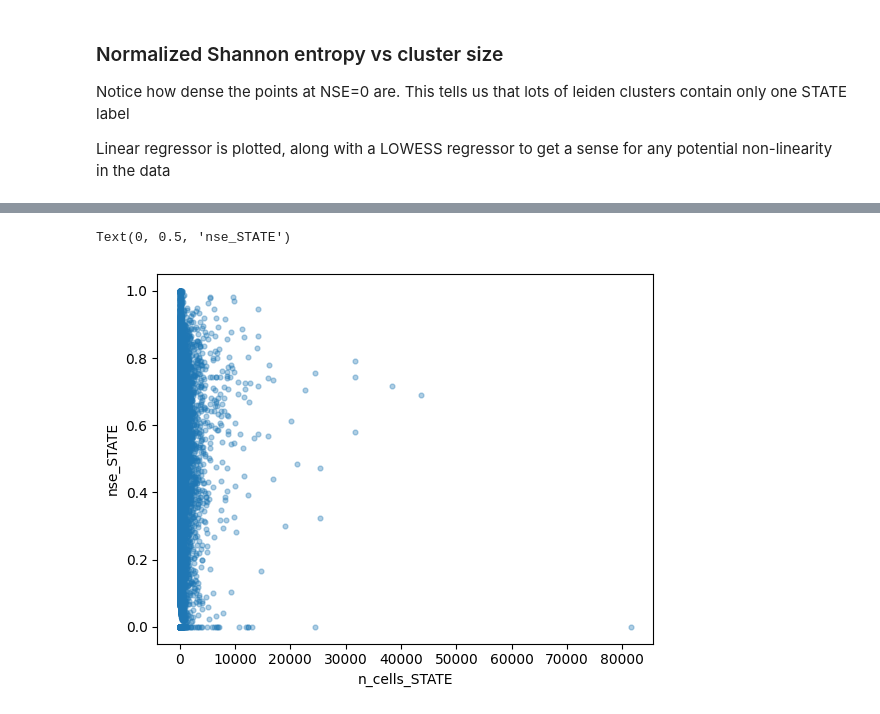
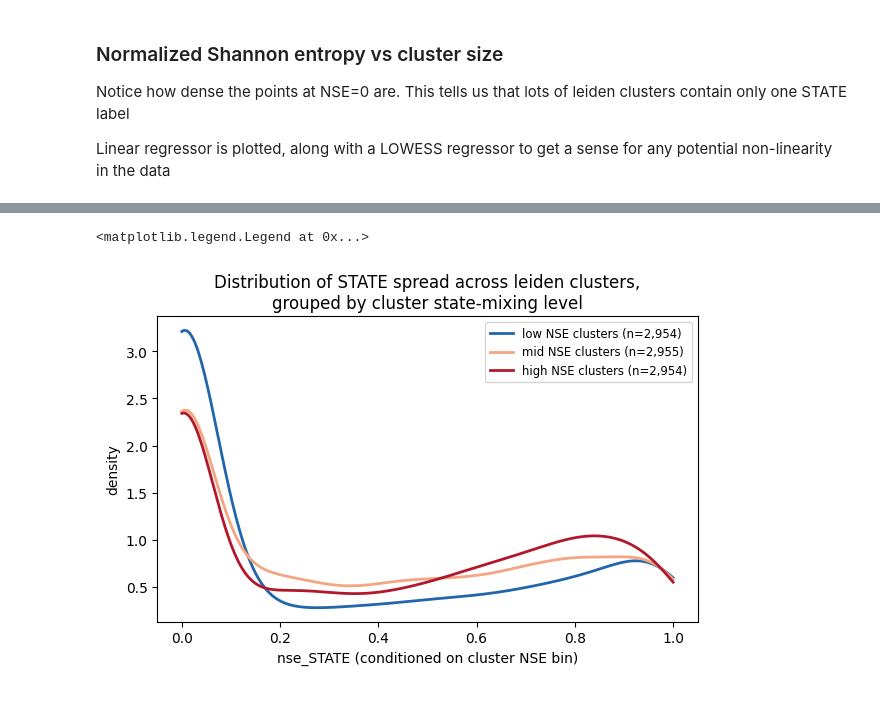
Before and after one commit to otodreas/scBaseCount_Pipeline, a Jupyter notebook: notebooks/cluster_stats.ipynb, the cells around one changed output, grey strips where cells are left out. Drawn from its saved outputs; the diff is of its cells as text; code cells hidden in the pictures.

Commit message:
implement nse on state

```diff
--- a/notebooks/cluster_stats.ipynb
+++ b/notebooks/cluster_stats.ipynb
@@ -253,7 +247,0 @@ Data variables:
-# %%
-ds["entropy_over_leiden"] = _shannon_entropy(ds["cell_count"], dim="leiden_cluster")
-ds["entropy_over_STATE"] = _shannon_entropy(ds["cell_count"], dim="STATE")
-ds["n_cells_leiden"] = ds["cell_count"].sum(dim="STATE")
-ds["n_cells_STATE"] = ds["cell_count"].sum(dim="leiden_cluster")
-ds["nse_leiden"] = _normalized_entropy(ds["cell_count"], dim="leiden_cluster")
-ds["nse_STATE"] = _normalized_entropy(ds["cell_count"], dim="leiden_cluster")
@@ -297,12 +248,40 @@ Coordinates:
-# %%
-paired = xr.Dataset({"x": ds.n_cells_STATE, "y": ds.nse_STATE})
-flat = paired.stack(point=("accession", "STATE"))
-valid = flat.dropna(dim="point")
-
-fig, ax = plt.subplots()
-ax.scatter(valid["x"].values, valid["y"].values, alpha=0.35, s=12)
-ax.set_xlabel("n_cells_STATE")
-ax.set_ylabel("nse_STATE")
-# %% [output]
-Text(0, 0.5, 'nse_STATE')
-[figure, removed]
+# %%
+bin_names = ["low", "mid", "high"]
+
+nse_vals = ds.nse_leiden.values
+flat = nse_vals.ravel()
+valid_mask = np.isfinite(flat)
+codes = np.full(flat.shape, -1, dtype=np.int8)
+codes[valid_mask] = pd.qcut(flat[valid_mask], q=len(bin_names), labels=False)
+ds["nse_leiden_bin"] = xr.DataArray(
+    codes.reshape(nse_vals.shape),
+    coords=ds.nse_leiden.coords,
+    dims=ds.nse_leiden.dims,
+)
+
+for bin_idx, name in enumerate(bin_names):
+    mask = ds.nse_leiden_bin == bin_idx
+    masked_counts = ds.cell_count.where(mask, 0)
+    ds[f"nse_STATE_{name}"] = _normalized_entropy(masked_counts, dim="leiden_cluster")
+
+palette = ["#2166ac", "#f4a582", "#b2182b"]
+
+fig, ax = plt.subplots(figsize=(6, 4), layout="constrained")
+
+for bin_idx, (name, color) in enumerate(zip(bin_names, palette)):
+    vals = ds[f"nse_STATE_{name}"].values.ravel()
+    vals = vals[np.isfinite(vals)]
+    n_clusters = int((ds.nse_leiden_bin == bin_idx).sum().item())
+    if vals.size < 2:
+        continue
+    kde = stats.gaussian_kde(vals)
+    xx = np.linspace(0, 1, 300)
+    ax.plot(xx, kde(xx), color=color, lw=2, label=f"{name} NSE clusters (n={n_clusters:,})")
+
+ax.set_xlabel("nse_STATE (conditioned on cluster NSE bin)")
+ax.set_ylabel("density")
+ax.set_title("Distribution of STATE spread across leiden clusters,\ngrouped by cluster state-mixing level")
+ax.legend(fontsize="small")
+# %% [output]
+<matplotlib.legend.Legend at 0x...>
+[figure, added]
```
Also changed, not shown: parts of 14 cells of this notebook.
